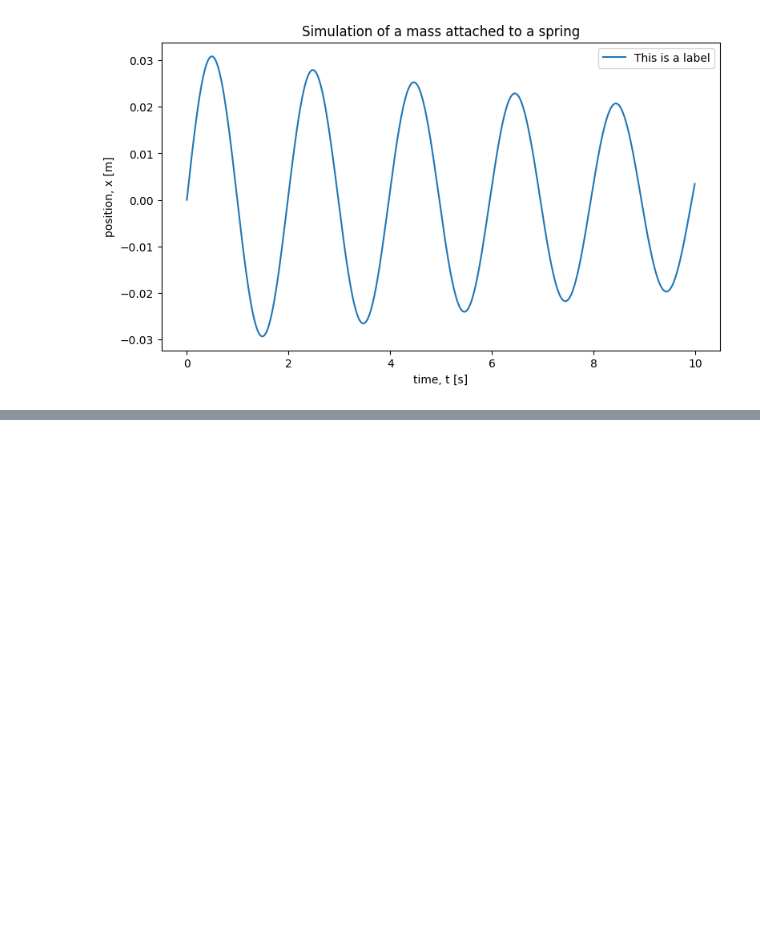
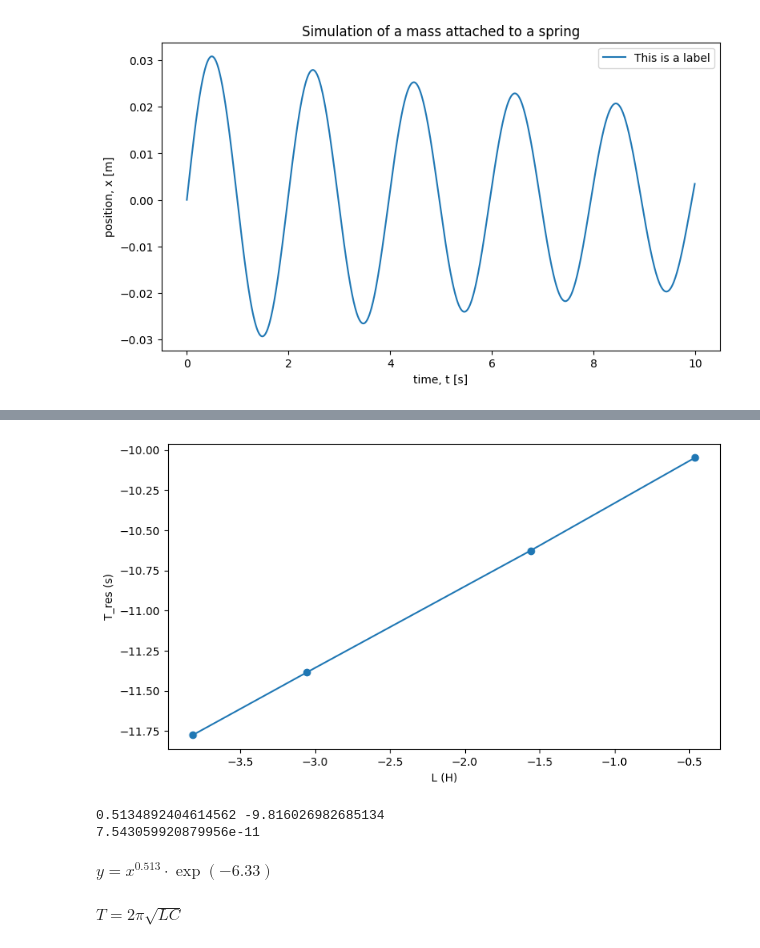
Before and after one commit to Nuhddy/ExperimentalMethods, a Jupyter notebook: Notes/BK2physics.ipynb, the cells around one changed output, grey strips where cells are left out. Cells and saved outputs as stored; diff of their text form; code cells hidden in the pictures; blank space fills up the shorter version.

```diff
--- a/Notes/BK2physics.ipynb
+++ b/Notes/BK2physics.ipynb
@@ -426,0 +472,27 @@ plt.show()
+# %%
+# pink, red, glitter, black
+L = np.array([2.2, 4.7, 21, 63]) #mH
+f_res = np.array([12.98, 8.80, 4.12, 2.31]) # kHz
+T_res = 1/(f_res*10e3)
+
+plt.figure(figsize=(9, 5))
+plt.plot(np.log(L*10e-3), np.log(T_res),'-o')
+# plt.title("")
+plt.xlabel("L (H)")
+plt.ylabel("T_res (s)")
+# plt.legend()
+plt.show()
+# %% [output]
+[figure, added]
+# %%
+a, b = np.polyfit(np.log(L*10e-3), np.log(T_res), 1)
+print(a, b)
+C = (np.exp(b)/(2*np.pi)) ** 2
+print(C)
+# %% [output]
+0.5134892404614562 -9.816026982685134
+7.543059920879956e-11
+# %% [markdown]
+$ y = x^{0.513} \cdot \exp(-6.33) $
+# %% [markdown]
+$ T = 2\pi \sqrt{LC} $
```
Also changed, not shown: parts of 13 cells of this notebook.
